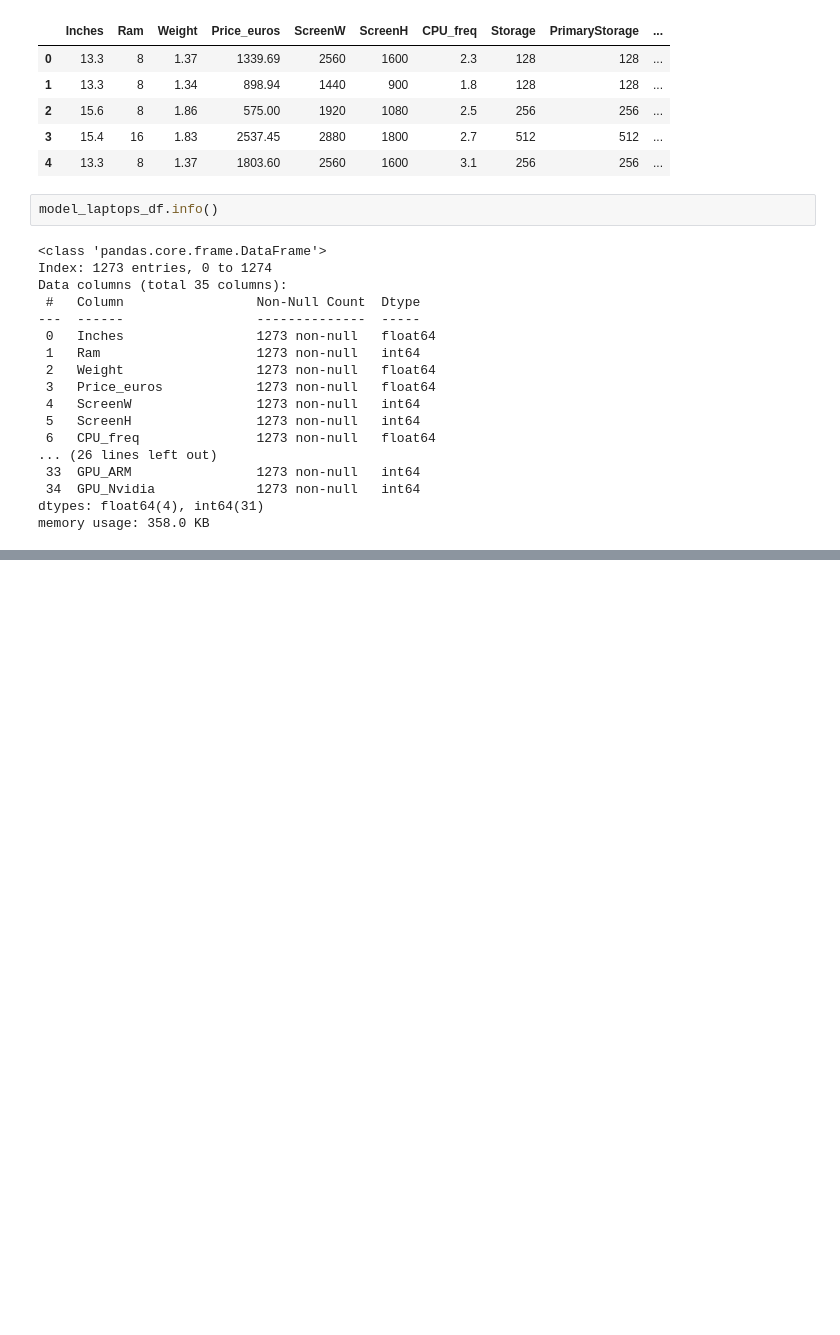
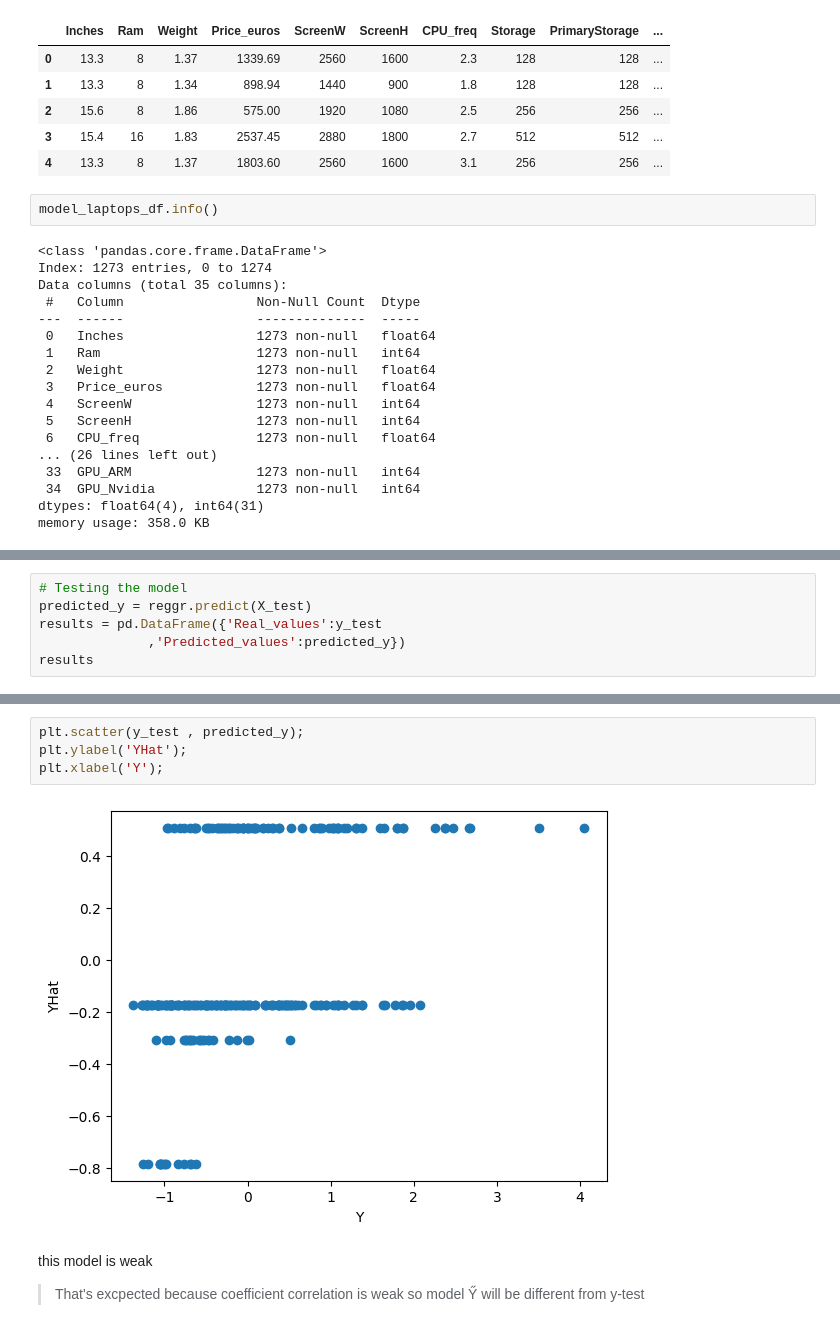
Before and after one commit to MinaGO1/Laptop-prices-dataset, a Jupyter notebook: Tasks.ipynb, the cells around one changed output, grey strips where cells are left out. Drawn from its saved outputs; the diff is of its cells as text; blank space fills up the shorter version.

```diff
--- a/Tasks.ipynb
+++ b/Tasks.ipynb
@@ -1090,0 +1193,6 @@ memory usage: 358.0 KB
+# %%
+# Testing the model
+predicted_y = reggr.predict(X_test)
+results = pd.DataFrame({'Real_values':y_test
+              ,'Predicted_values':predicted_y})
+results
@@ -1090,0 +1213,10 @@ memory usage: 358.0 KB
+# %%
+plt.scatter(y_test , predicted_y);
+plt.ylabel('YHat');
+plt.xlabel('Y');
+# %% [output]
+[figure, added]
+# %% [markdown]
+this model is weak
+
+> That's excpected because coefficient correlation is weak so model Y̋ will be different from y-test
```
Also changed, not shown: parts of 26 cells of this notebook.
